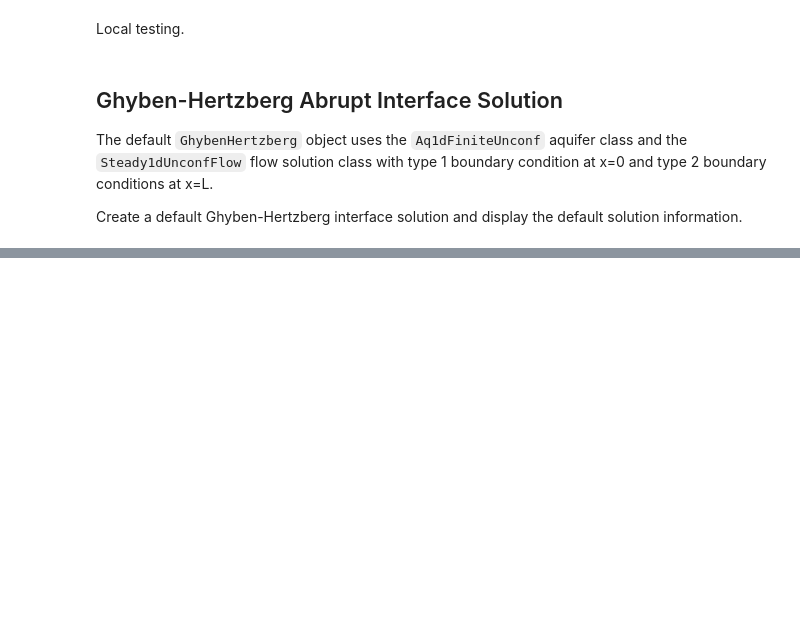
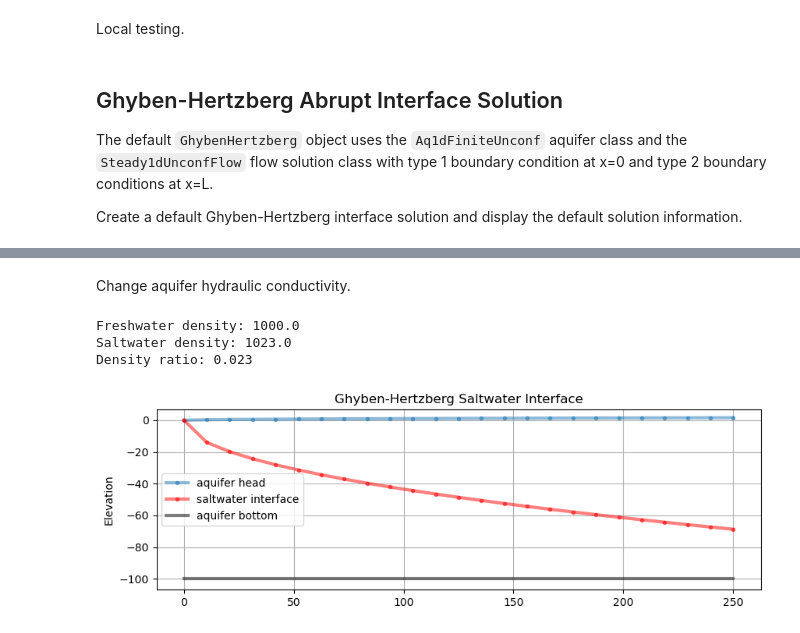
Before and after one commit to Moofbytes/pygaf_notebooks, a Jupyter notebook: pygaf_swi.ipynb, the cells around one changed output, grey strips where cells are left out. Saved outputs shown, nothing was run; the diff lists cells and outputs as text; code cells hidden in the pictures; blank space fills up the shorter version.

```diff
--- a/pygaf_swi.ipynb
+++ b/pygaf_swi.ipynb
@@ -68,0 +79,10 @@ h1 = swi1.fsol.h()
+# %% [markdown]
+Change aquifer hydraulic conductivity.
+# %%
+SW1.flow.aq.K = 2
+dum = SW1.swi()
+# %% [output]
+Freshwater density: 1000.0
+Saltwater density: 1023.0
+Density ratio: 0.023
+[figure, added]
```
Also changed, not shown: parts of 9 cells of this notebook.
